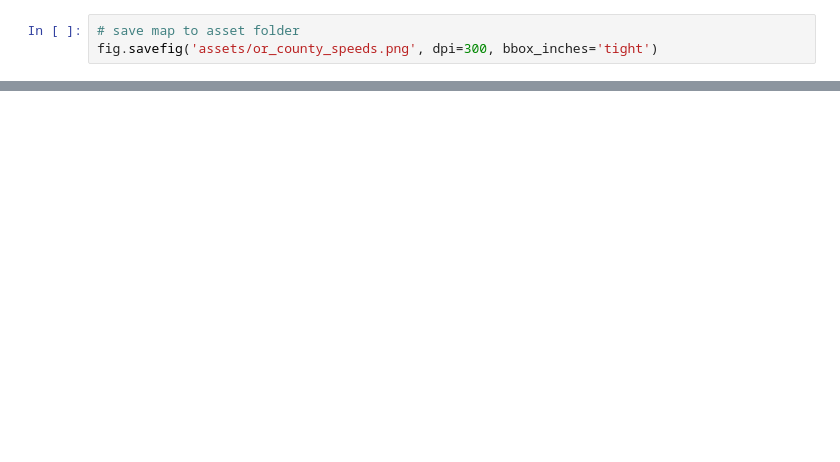
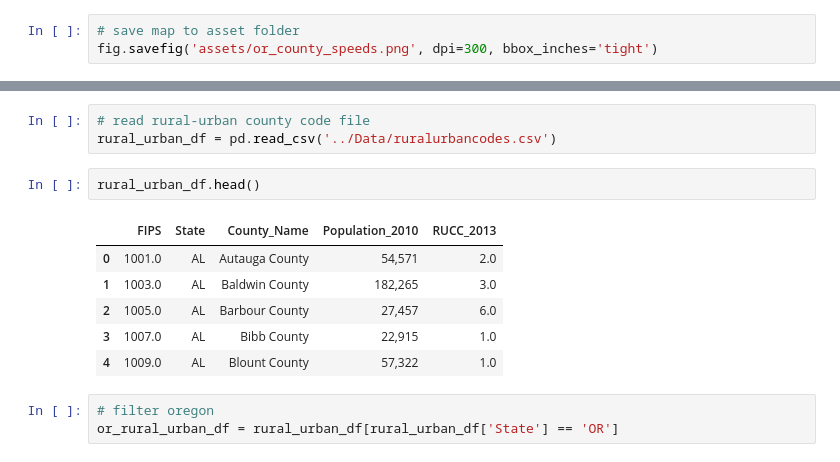
Before and after one commit to ethanheine/community-internet-access, a Jupyter notebook: analysis_testing.ipynb, the cells around one changed output, grey strips where cells are left out. Saved outputs shown, nothing was run; the diff lists cells and outputs as text; blank space fills up the shorter version.

```diff
--- a/analysis_testing.ipynb
+++ b/analysis_testing.ipynb
@@ -241,0 +284,15 @@ fig.savefig('assets/or_county_speeds.png', dpi=300, bbox_inches='tight')
+# %%
+# read rural-urban county code file
+rural_urban_df = pd.read_csv('../Data/ruralurbancodes.csv')
+# %%
+rural_urban_df.head()
+# %% [output]
+|  | FIPS | State | County_Name | Population_2010 | RUCC_2013 |
+| 0 | 1001.0 | AL | Autauga County | 54,571 | 2.0 |
+| 1 | 1003.0 | AL | Baldwin County | 182,265 | 3.0 |
+| 2 | 1005.0 | AL | Barbour County | 27,457 | 6.0 |
+| 3 | 1007.0 | AL | Bibb County | 22,915 | 1.0 |
+| 4 | 1009.0 | AL | Blount County | 57,322 | 1.0 |
+# %%
+# filter oregon
+or_rural_urban_df = rural_urban_df[rural_urban_df['State'] == 'OR']
```
Also changed, not shown: parts of 17 cells of this notebook.
